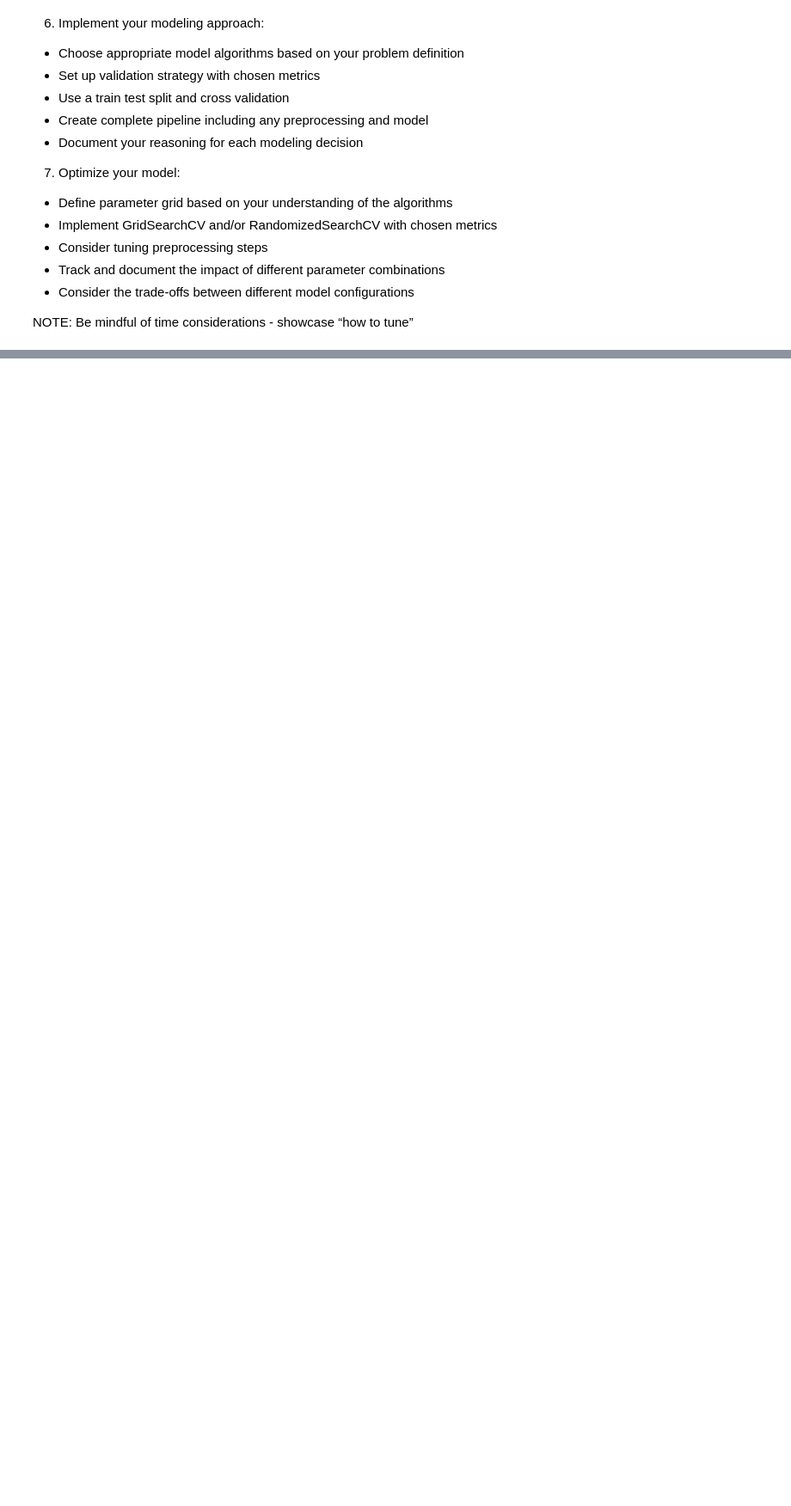
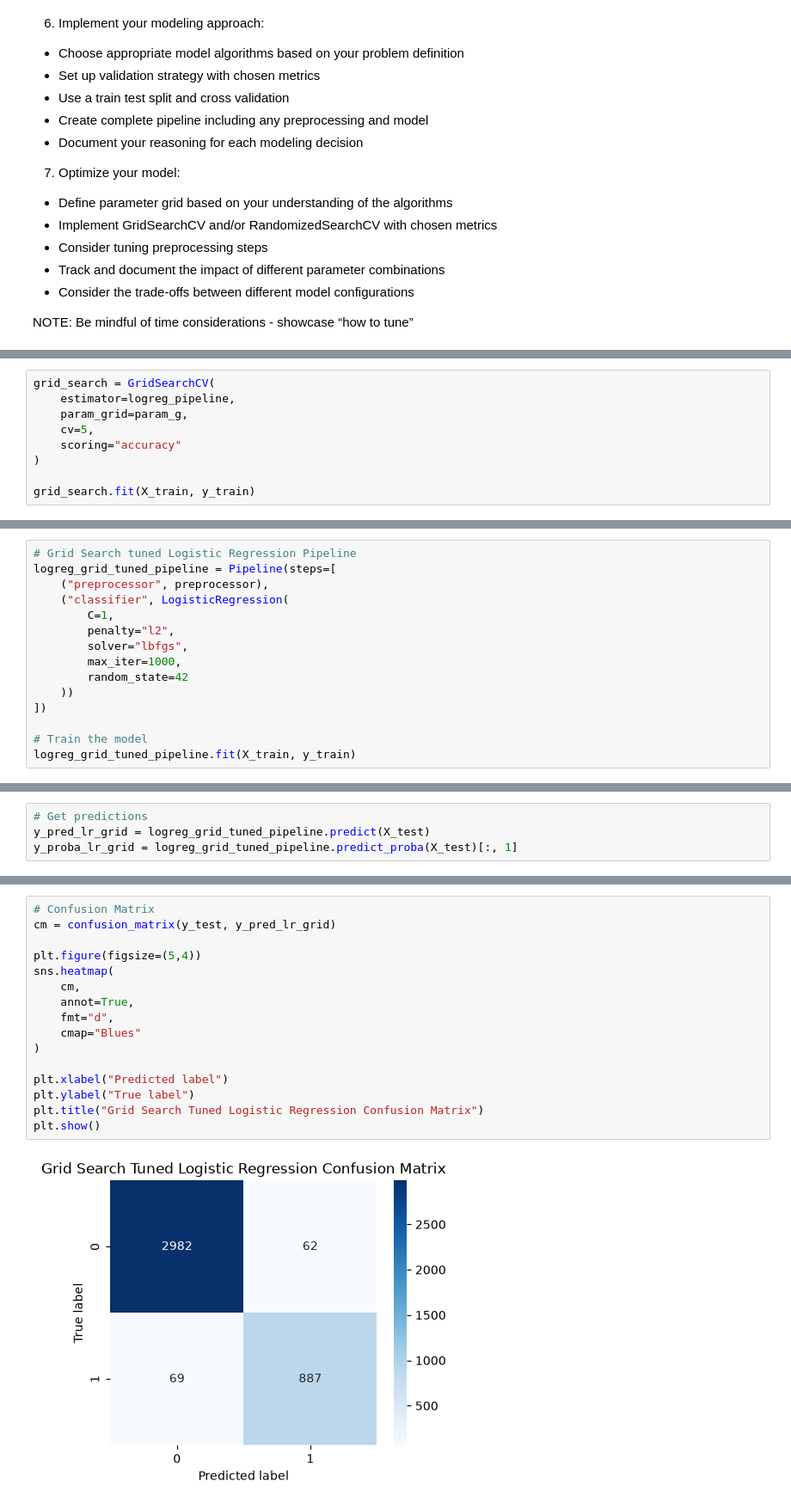
Before and after one commit to ViolaRono/Financial-Loan-Risk-Prediction, a Jupyter notebook: financial_loan_risk.ipynb, the cells around one changed output, grey strips where cells are left out. Shown at 86% size. Cells and saved outputs as stored; diff of their text form; blank space fills up the shorter version.

```diff
--- a/financial_loan_risk.ipynb
+++ b/financial_loan_risk.ipynb
@@ -307,0 +727,9 @@ None
+# %%
+grid_search = GridSearchCV(
+    estimator=logreg_pipeline,
+    param_grid=param_g,
+    cv=5,
+    scoring="accuracy"
+)
+
+grid_search.fit(X_train, y_train)
@@ -307,0 +793,15 @@ None
+# %%
+# Grid Search tuned Logistic Regression Pipeline
+logreg_grid_tuned_pipeline = Pipeline(steps=[
+    ("preprocessor", preprocessor),
+    ("classifier", LogisticRegression(
+        C=1,
+        penalty="l2",
+        solver="lbfgs",
+        max_iter=1000,
+        random_state=42
+    ))
+])
+
+# Train the model
+logreg_grid_tuned_pipeline.fit(X_train, y_train)
@@ -307,0 +826,4 @@ None
+# %%
+# Get predictions
+y_pred_lr_grid = logreg_grid_tuned_pipeline.predict(X_test)
+y_proba_lr_grid = logreg_grid_tuned_pipeline.predict_proba(X_test)[:, 1]
@@ -307,0 +852,18 @@ None
+# %%
+# Confusion Matrix
+cm = confusion_matrix(y_test, y_pred_lr_grid)
+
+plt.figure(figsize=(5,4))
+sns.heatmap(
+    cm,
+    annot=True,
+    fmt="d",
+    cmap="Blues"
+)
+
+plt.xlabel("Predicted label")
+plt.ylabel("True label")
+plt.title("Grid Search Tuned Logistic Regression Confusion Matrix")
+plt.show()
+# %% [output]
+[figure, added]
```
Also changed, not shown: parts of 112 cells of this notebook.
